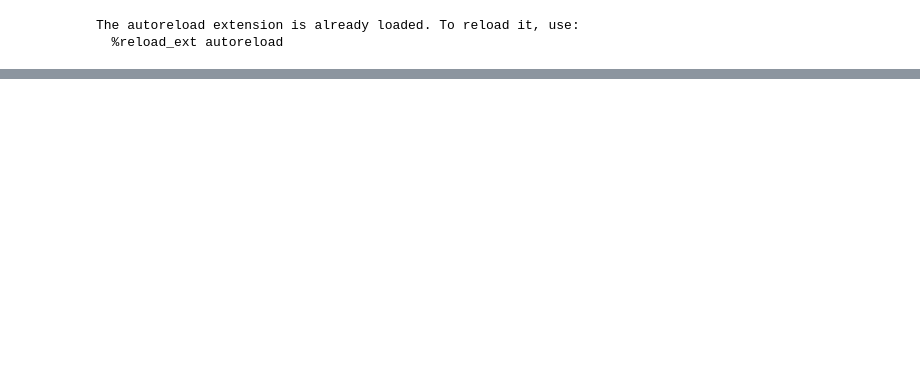
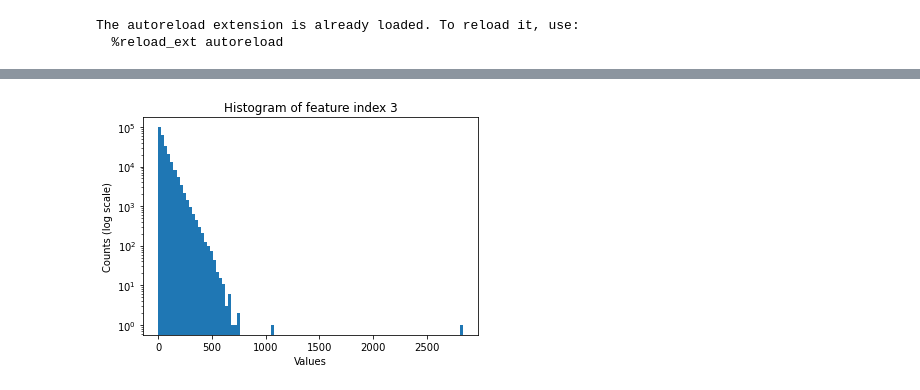
Before and after one commit to CS-433/ml-project-1-teamphilippe, a Jupyter notebook: project1_logistic_regression.ipynb, the cells around one changed output, grey strips where cells are left out. Saved outputs shown, nothing was run; the diff lists cells and outputs as text; code cells hidden in the pictures; blank space fills up the shorter version.

```diff
--- a/project1_logistic_regression.ipynb
+++ b/project1_logistic_regression.ipynb
@@ -25,0 +35,4 @@ create_csv_submission(ids_test, y_test_pred, 'ridge.csv')
+# %%
+plot_histogram(x, 3)
+# %% [output]
+[figure, added]
```
Also changed, not shown: parts of 31 cells of this notebook, 4 other files.
